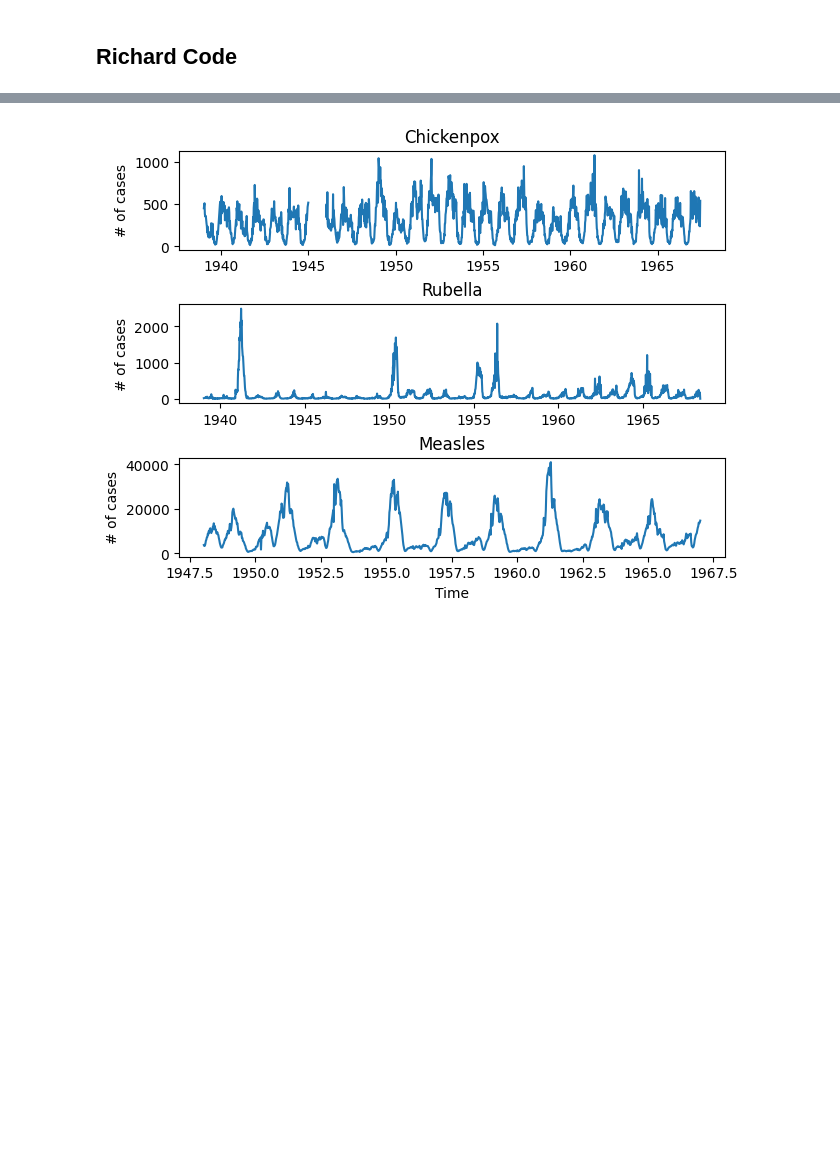
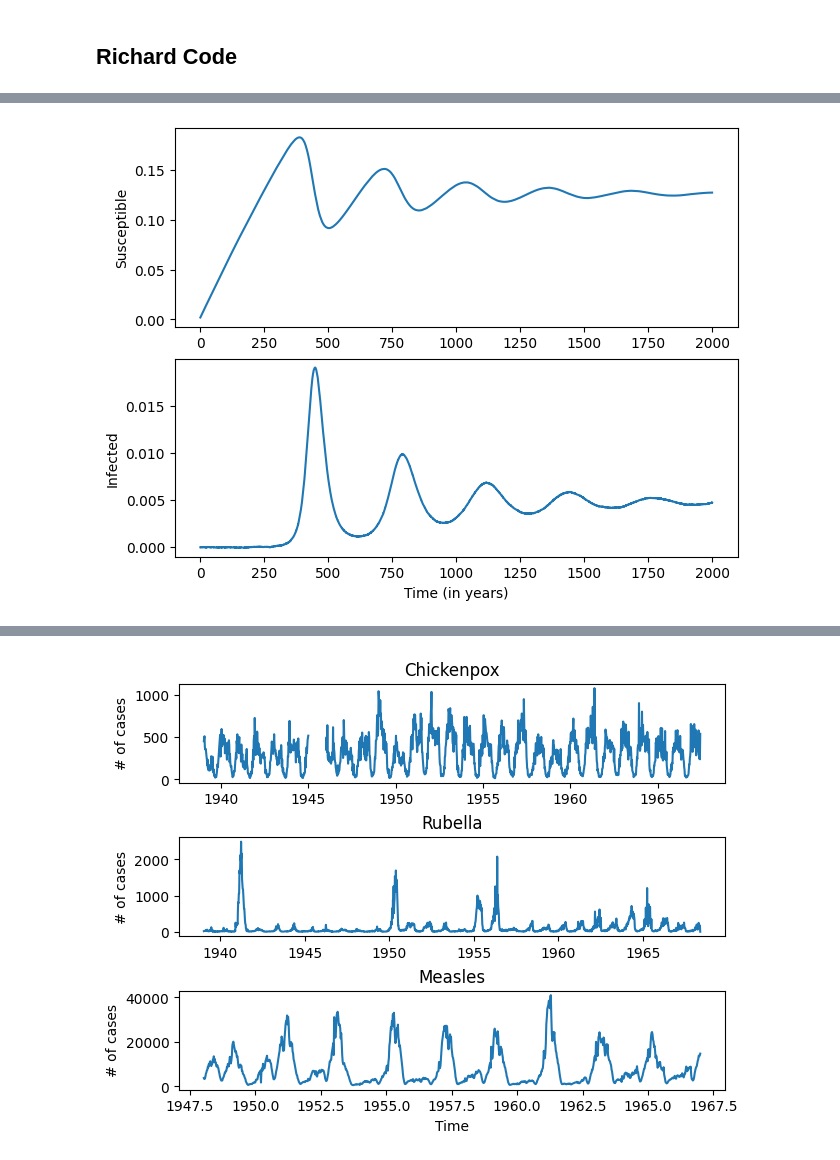
Before and after one commit to rdcarini/AMATH575, a Jupyter notebook: sindy_sandbox.ipynb, the cells around one changed output, grey strips where cells are left out. Drawn from its saved outputs; the diff is of its cells as text; code cells hidden in the pictures; blank space fills up the shorter version.

Commit message:
Adding some introductory analysis of SIR model using simulated data prior to the empirical data

```diff
--- a/sindy_sandbox.ipynb
+++ b/sindy_sandbox.ipynb
@@ -20,0 +71,18 @@ import pysindy as ps
+# %%
+##############################
+# Plot data
+##############################
+
+fig, ((ax1, ax2)) = plt.subplots(2, 1, layout="constrained")
+
+ax1.plot(t,S)
+ax1.set_ylabel('Susceptible')
+ax1.set_title('')
+
+ax2.plot(t,I)
+ax2.set_xlabel('Time (in years)')
+ax2.set_ylabel('Infected')
+ax2.set_title('')
+plt.show()
+# %% [output]
+[figure, added]
```
Also changed, not shown: parts of 14 cells of this notebook.
